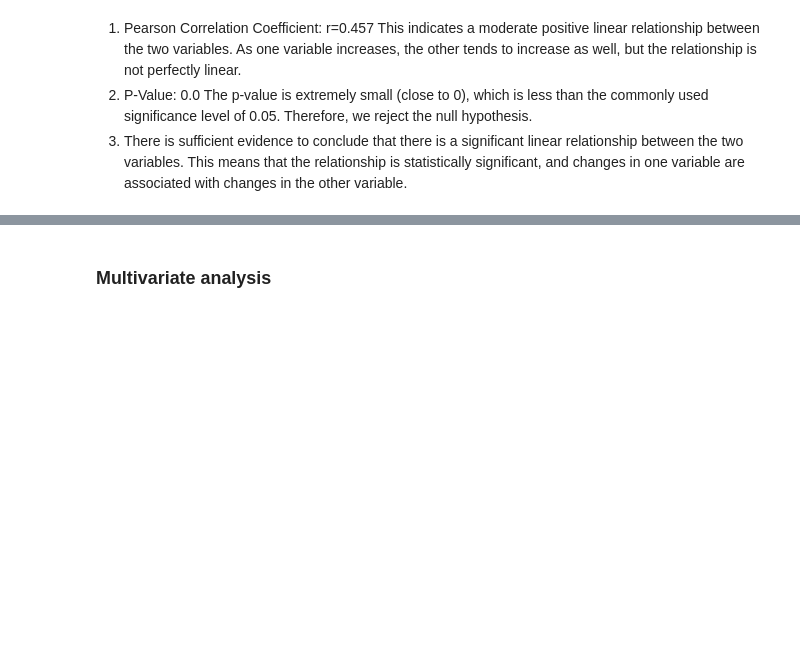
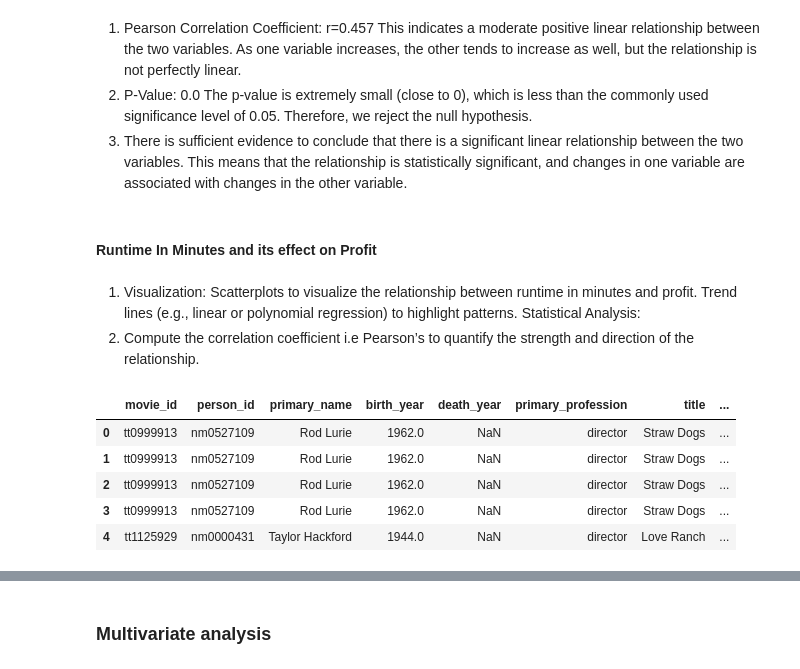
Before and after one commit to Rodgerdev/movies_data_project, a Jupyter notebook: phase 2 project.ipynb, the cells around one changed output, grey strips where cells are left out. Cells and saved outputs as stored; diff of their text form; code cells hidden in the pictures; blank space fills up the shorter version.

```diff
--- a/phase 2 project.ipynb
+++ b/phase 2 project.ipynb
@@ -2238,3 +2029,22 @@ This indicates a moderate positive linear relationship between the two variables
 2. P-Value: 0.0
 The p-value is extremely small (close to 0), which is less than the commonly used significance level of 0.05. Therefore, we reject the null hypothesis.
 3. There is sufficient evidence to conclude that there is a significant linear relationship between the two variables. This means that the relationship is statistically significant, and changes in one variable are associated with changes in the other variable.
+# %% [markdown]
+#### Runtime In Minutes and its effect on Profit
+# %% [markdown]
+1. Visualization:
+Scatterplots to visualize the relationship between runtime in minutes and profit.
+Trend lines (e.g., linear or polynomial regression) to highlight patterns.
+Statistical Analysis:
+2. Compute the correlation coefficient i.e Pearson’s  to quantify the strength and direction of the relationship.
+# %%
+#Create a runtime dataframe
+RunTimeDF = director_df.copy()
+RunTimeDF.head()
+# %% [output]
+|  | movie_id | person_id | primary_name | birth_year | death_year | primary_profession | title | ... |
+| 0 | tt0999913 | nm0527109 | Rod Lurie | 1962.0 | NaN | director | Straw Dogs | ... |
+| 1 | tt0999913 | nm0527109 | Rod Lurie | 1962.0 | NaN | director | Straw Dogs | ... |
+| 2 | tt0999913 | nm0527109 | Rod Lurie | 1962.0 | NaN | director | Straw Dogs | ... |
+| 3 | tt0999913 | nm0527109 | Rod Lurie | 1962.0 | NaN | director | Straw Dogs | ... |
+| 4 | tt1125929 | nm0000431 | Taylor Hackford | 1944.0 | NaN | director | Love Ranch | ... |
```
Also changed, not shown: parts of 101 cells of this notebook, 13 other files.
